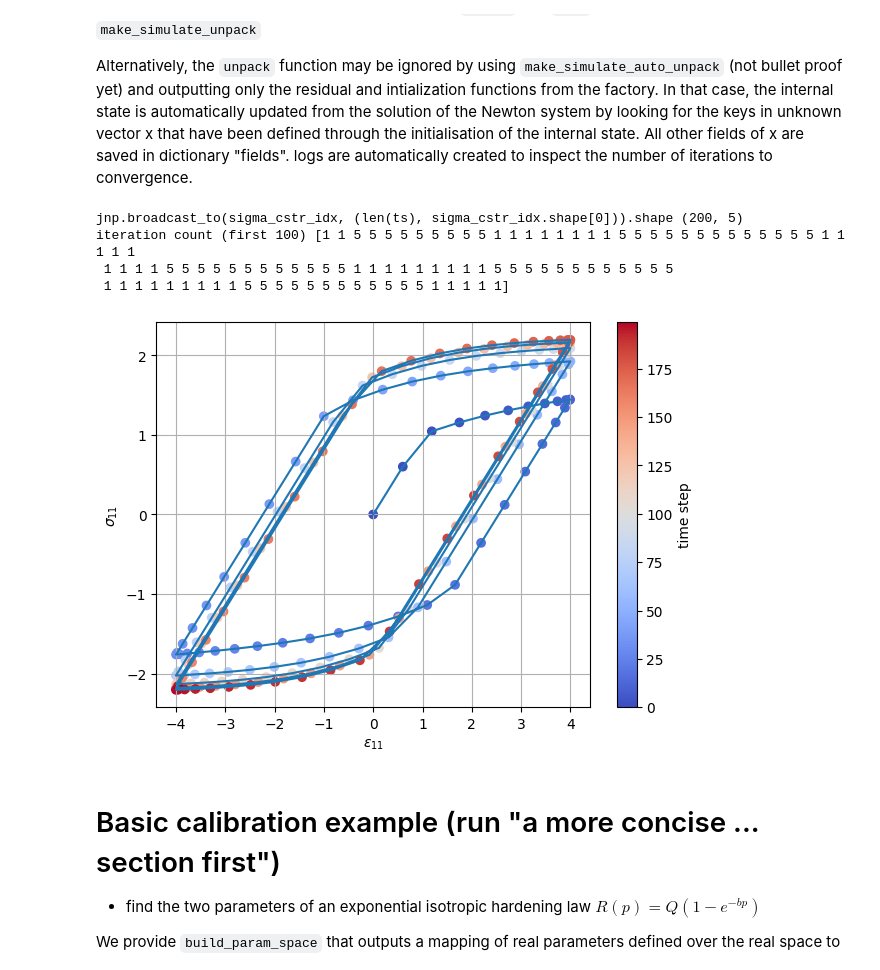
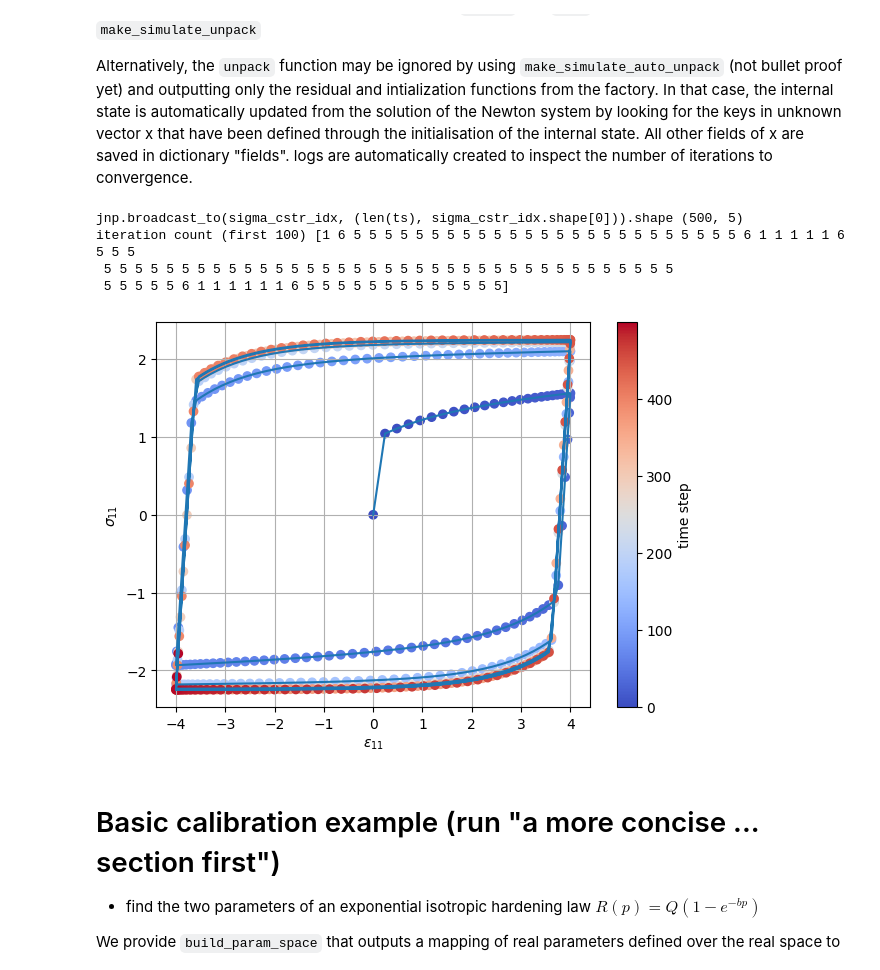
Before and after one commit to kerfriden/jaxdentify, a Jupyter notebook: demo.ipynb, the cells around one changed output. Cells and saved outputs as stored; diff of their text form; code cells hidden in the pictures.

```diff
--- a/demo.ipynb
+++ b/demo.ipynb
@@ -497,7 +497,7 @@ def make_newton(state_old, step_load, params):
 
     eps_p_old, p_old , X_old = state_old["epsilon_p"], state_old["p"], state_old["X"]
 
-    initialise_from_old = 0
+    initialise_from_old = 1
     if initialise_from_old==0: # solve for eps_cstr_trial assuming no plastic flow
         epsilon_eff_trial, eps_cstr_trial = solve_eps_cstr(epsilon,eps_p_old,sigma_idx,C)
     else: # initialise with previous eps_cstr_trial
@@ -563,11 +563,11 @@ params = {
     "b": jnp.array(0.1),
     "C_kin": 0.25 ,
     "D_kin": 1.0 ,
-    "E" : 1.0,
+    "E" : 10.0,
     "nu": 0.3,
 }
 
-n_ts = 200
+n_ts = 500
 ts = jnp.linspace(0., 1., n_ts)
 eps_xx = 4.0 * jnp.sin(ts * 30.0)
 epsilon_ts = jnp.zeros((n_ts, 6)).at[:, 0].set(eps_xx)
@@ -578,38 +578,38 @@ sigma_cstr_idx = jnp.asarray([1, 2, 3, 4, 5])
 print("jnp.broadcast_to(sigma_cstr_idx, (len(ts), sigma_cstr_idx.shape[0])).shape", jnp.broadcast_to(sigma_cstr_idx, (len(ts), sigma_cstr_idx.shape[0])).shape)
 
 load_ts = {
         "t": ts,
         "epsilon": epsilon_ts,
         "sigma_cstr_idx": jnp.broadcast_to(sigma_cstr_idx, (len(ts), sigma_cstr_idx.shape[0]))
         }
 
 #jax.config.update("jax_disable_jit", False)   # turn JIT on
 #jax.config.update("jax_disable_jit", True)   # turn JIT off
 
 state0 = initialize_state()
 state_T, fields_ts, state_ts, logs_ts = make_simulate_unpack(make_newton, state0, load_ts, params)
 
 #jax.config.update("jax_disable_jit", False)   # turn JIT on
 
 print("iteration count (first 100)",logs_ts["conv"][:100])
 
 eps11 = jnp.array(load_ts["epsilon"][:,0])
 
 t = np.arange(len(eps11))
 plt.figure(figsize=(7,5))
 sc = plt.scatter(eps11, fields_ts["sigma"][:,0], c=t, cmap="coolwarm")
 plt.colorbar(sc, label="time step")
 plt.plot(eps11,fields_ts["sigma"][:,0])
 plt.grid()
 plt.xlabel(r"$\epsilon_{11}$")
 plt.ylabel(r"$\sigma_{11}$")
 plt.show()
 # %% [output]
-jnp.broadcast_to(sigma_cstr_idx, (len(ts), sigma_cstr_idx.shape[0])).shape (200, 5)
-iteration count (first 100) [1 1 5 5 5 5 5 5 5 5 5 1 1 1 1 1 1 1 1 5 5 5 5 5 5 5 5 5 5 5 5 5 1 1 1 1 1
- 1 1 1 1 5 5 5 5 5 5 5 5 5 5 5 5 1 1 1 1 1 1 1 1 1 5 5 5 5 5 5 5 5 5 5 5 5
- 1 1 1 1 1 1 1 1 1 5 5 5 5 5 5 5 5 5 5 5 5 1 1 1 1 1]
+jnp.broadcast_to(sigma_cstr_idx, (len(ts), sigma_cstr_idx.shape[0])).shape (500, 5)
+iteration count (first 100) [1 6 5 5 5 5 5 5 5 5 5 5 5 5 5 5 5 5 5 5 5 5 5 5 5 5 5 6 1 1 1 1 1 6 5 5 5
+ 5 5 5 5 5 5 5 5 5 5 5 5 5 5 5 5 5 5 5 5 5 5 5 5 5 5 5 5 5 5 5 5 5 5 5 5 5
+ 5 5 5 5 5 6 1 1 1 1 1 1 6 5 5 5 5 5 5 5 5 5 5 5 5 5]
-[figure, old version]
+[figure, new version]
 # %% [markdown]
 # Basic calibration example (run "a more concise ... section first")
 
```
